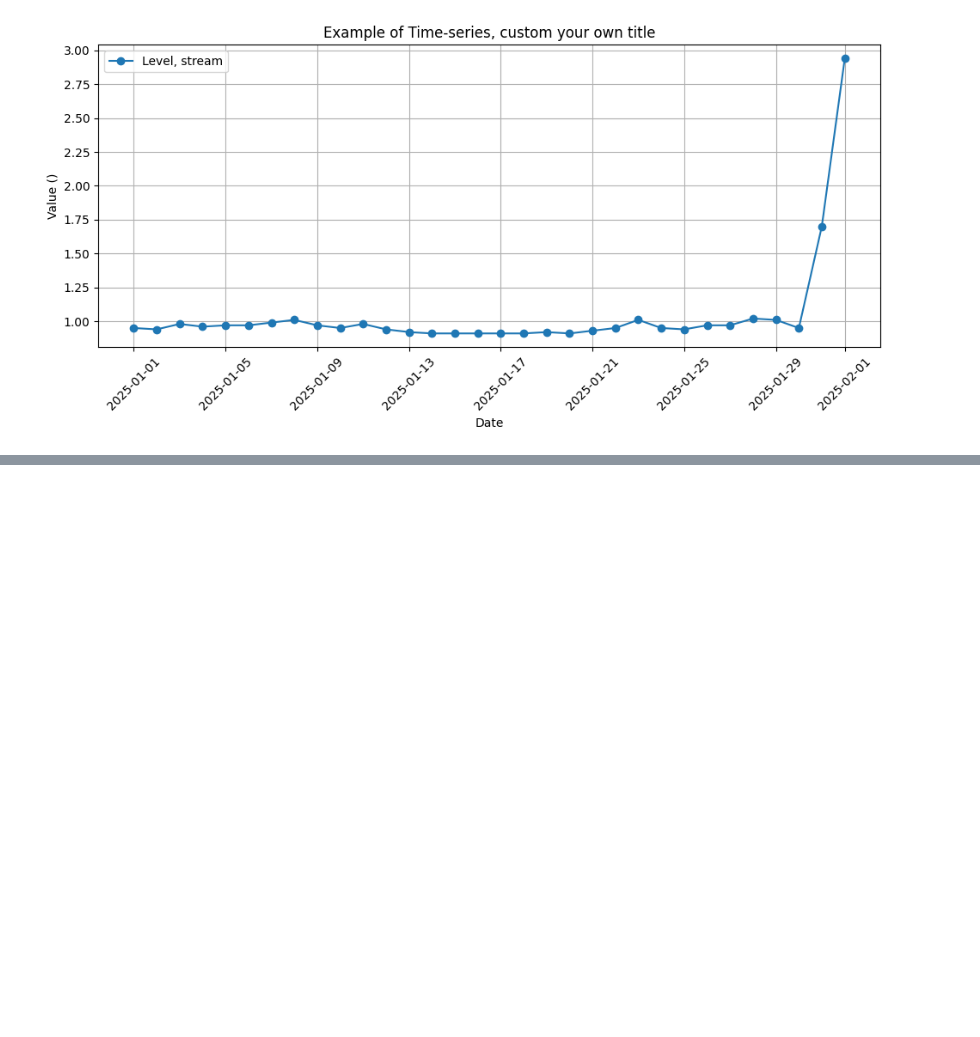
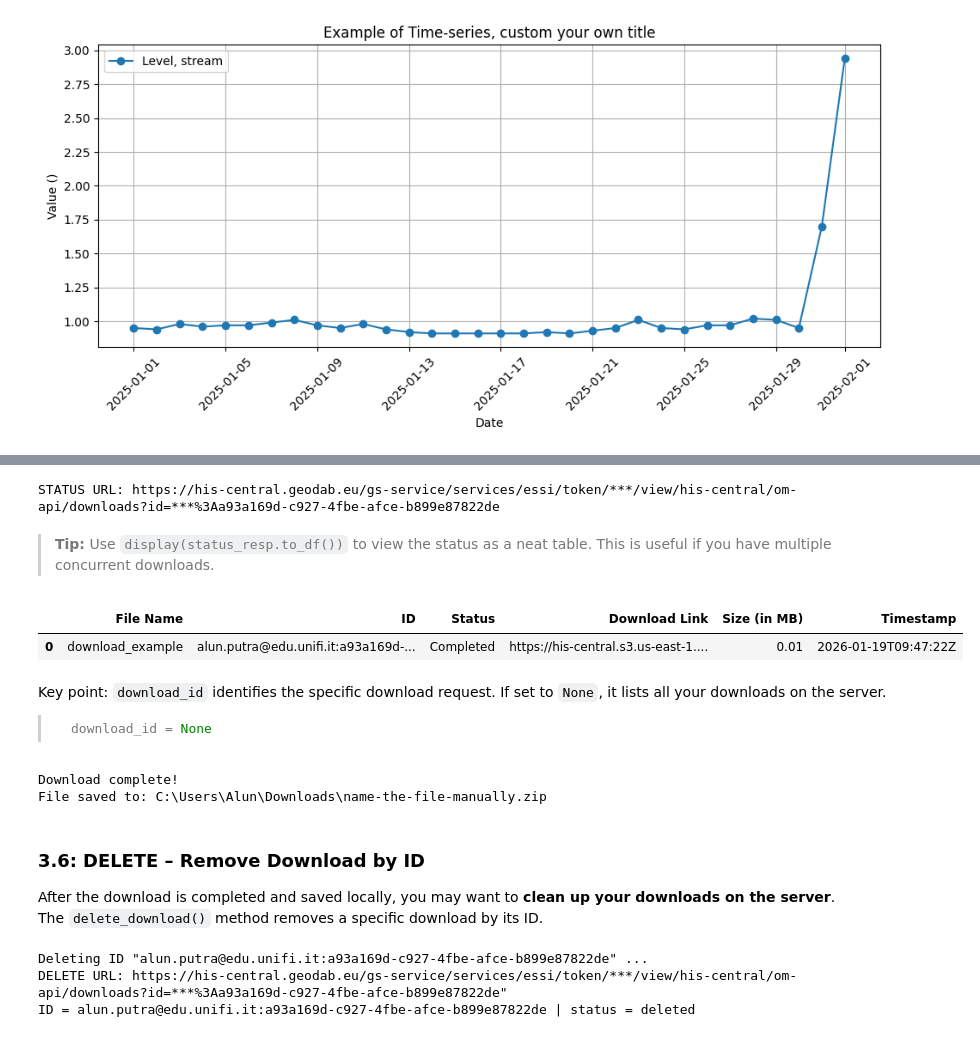
Before and after one commit to ESSI-Lab/dab-pynb, a Jupyter notebook: dab-py_demo_his_central.ipynb, the cells around one changed output, grey strips where cells are left out. Saved outputs shown, nothing was run; the diff lists cells and outputs as text; code cells hidden in the pictures; blank space fills up the shorter version.

````diff
--- a/dab-py_demo_his_central.ipynb
+++ b/dab-py_demo_his_central.ipynb
@@ -281,0 +297,6 @@ client.plot_observation(obs_with_data, "Example of Time-series, custom your own
+# %%
+# The code is similar like the one on Step 2.2.
+# Replace with your HIS-Central API token and optional view
+token = userdata.get('token-whos')  # replace with your actual token
+view = "his-central"
+client = HISCentralClient(token=token, view=view)
@@ -281,0 +392,39 @@ client.plot_observation(obs_with_data, "Example of Time-series, custom your own
+# %%
+'''--------- 02 GET: Check Status of Downloaded List ---------'''
+# 02.01: GET: Check Status of Downloaded List
+download_id = "alun.putra@edu.unifi.it:a93a169d-c927-4fbe-afce-b899e87822de"  # replace with your actual download ID, or set None to list all your downloads.
+status_resp = client.get_download_status(download_id)
+# %% [output]
+STATUS URL: https://his-central.geodab.eu/gs-service/services/essi/token/***/view/his-central/om-api/downloads?id=***%3Aa93a169d-c927-4fbe-afce-b899e87822de
+# %% [markdown]
+> **Tip:**  Use `display(status_resp.to_df())` to view the status as a neat table. This is useful if you have multiple concurrent downloads.
+# %%
+display(status_resp.to_df())
+# %% [output]
+|  | File Name | ID | Status | Download Link | Size (in MB) | Timestamp |
+| 0 | download_example | alun.putra@edu.unifi.it:a93a169d-... | Completed | https://his-central.s3.us-east-1.... | 0.01 | 2026-01-19T09:47:22Z |
+# %% [markdown]
+Key point: `download_id` identifies the specific download request. If set to `None`, it lists all your downloads on the server.
+> ```python
+> download_id = None
+> ```
+# %%
+# 02.02: Optional: Save the Downloaded File Locally
+save_resp = client.save_download(download_id, filename = "name-the-file-manually.zip")
+# %% [output]
+Download complete!
+File saved to: C:\Users\Alun\Downloads\name-the-file-manually.zip
+# %% [markdown]
+### **3.6: DELETE – Remove Download by ID**
+
+After the download is completed and saved locally, you may want to **clean up your downloads on the server**.
+The `delete_download()` method removes a specific download by its ID.
+# %%
+'''--------- 03 DELETE: Delete by ID ---------'''
+# 03.01: DELETE: Delete by ID
+delete_resp = client.delete_download(download_id)
+print(delete_resp)
+# %% [output]
+Deleting ID "alun.putra@edu.unifi.it:a93a169d-c927-4fbe-afce-b899e87822de" ...
+DELETE URL: https://his-central.geodab.eu/gs-service/services/essi/token/***/view/his-central/om-api/downloads?id=***%3Aa93a169d-c927-4fbe-afce-b899e87822de"
+ID = alun.putra@edu.unifi.it:a93a169d-c927-4fbe-afce-b899e87822de | status = deleted
````
Also changed, not shown: parts of 28 cells of this notebook, 2 other files.
